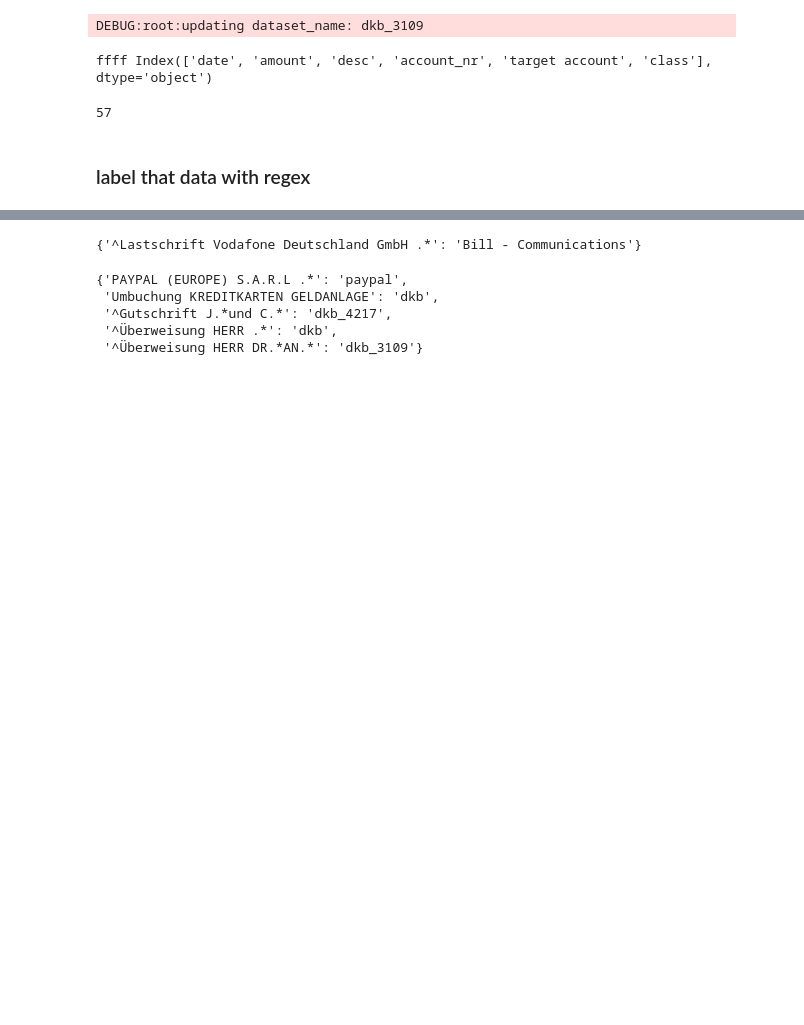
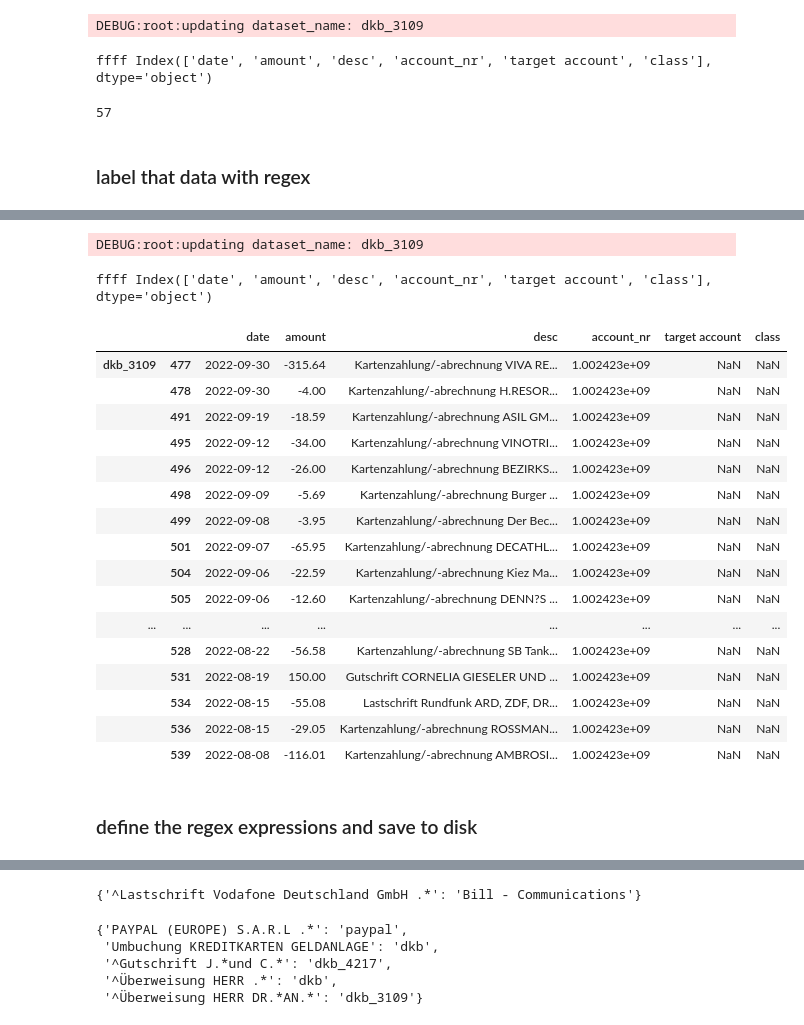
Before and after one commit to JanGieseler/BankClassify, a Jupyter notebook: notebooks/add_data.ipynb, the cells around one changed output, grey strips where cells are left out. Cells and saved outputs as stored; diff of their text form; code cells hidden in the pictures; blank space fills up the shorter version.

Commit message:
improved labeling with regex

```diff
--- a/notebooks/add_data.ipynb
+++ b/notebooks/add_data.ipynb
@@ -188,0 +207,5 @@ DEBUG:root:labeling 2 entries as 'Bill - Communications'
+# %%
+bc.update_data(df_update)
+# %% [output]
+DEBUG:root:updating dataset_name: dkb_3109
+ffff Index(['date', 'amount', 'desc', 'account_nr', 'target account', 'class'], dtype='object')
@@ -189,3 +214,25 @@ DEBUG:root:labeling 2 entries as 'Bill - Communications'
+# %%
+bc.data_unlabeled
+# %% [output]
+|  |  | date | amount | desc | account_nr | target account | class |
+| dkb_3109 | 477 | 2022-09-30 | -315.64 | Kartenzahlung/-abrechnung VIVA RE... | 1.002423e+09 | NaN | NaN |
+|  | 478 | 2022-09-30 | -4.00 | Kartenzahlung/-abrechnung H.RESOR... | 1.002423e+09 | NaN | NaN |
+|  | 491 | 2022-09-19 | -18.59 | Kartenzahlung/-abrechnung ASIL GM... | 1.002423e+09 | NaN | NaN |
+|  | 495 | 2022-09-12 | -34.00 | Kartenzahlung/-abrechnung VINOTRI... | 1.002423e+09 | NaN | NaN |
+|  | 496 | 2022-09-12 | -26.00 | Kartenzahlung/-abrechnung BEZIRKS... | 1.002423e+09 | NaN | NaN |
+|  | 498 | 2022-09-09 | -5.69 | Kartenzahlung/-abrechnung Burger ... | 1.002423e+09 | NaN | NaN |
+|  | 499 | 2022-09-08 | -3.95 | Kartenzahlung/-abrechnung Der Bec... | 1.002423e+09 | NaN | NaN |
+|  | 501 | 2022-09-07 | -65.95 | Kartenzahlung/-abrechnung DECATHL... | 1.002423e+09 | NaN | NaN |
+|  | 504 | 2022-09-06 | -22.59 | Kartenzahlung/-abrechnung Kiez Ma... | 1.002423e+09 | NaN | NaN |
+|  | 505 | 2022-09-06 | -12.60 | Kartenzahlung/-abrechnung DENN?S ... | 1.002423e+09 | NaN | NaN |
+| ... | ... | ... | ... | ... | ... | ... | ... |
+|  | 528 | 2022-08-22 | -56.58 | Kartenzahlung/-abrechnung SB Tank... | 1.002423e+09 | NaN | NaN |
+|  | 531 | 2022-08-19 | 150.00 | Gutschrift CORNELIA GIESELER UND ... | 1.002423e+09 | NaN | NaN |
+|  | 534 | 2022-08-15 | -55.08 | Lastschrift Rundfunk ARD, ZDF, DR... | 1.002423e+09 | NaN | NaN |
+|  | 536 | 2022-08-15 | -29.05 | Kartenzahlung/-abrechnung ROSSMAN... | 1.002423e+09 | NaN | NaN |
+|  | 539 | 2022-08-08 | -116.01 | Kartenzahlung/-abrechnung AMBROSI... | 1.002423e+09 | NaN | NaN |
+# %% [markdown]
+### define the regex expressions and save to disk
 # %%
 import yaml
 # %%
```
Also changed, not shown: parts of 9 cells of this notebook, 2 other files.
